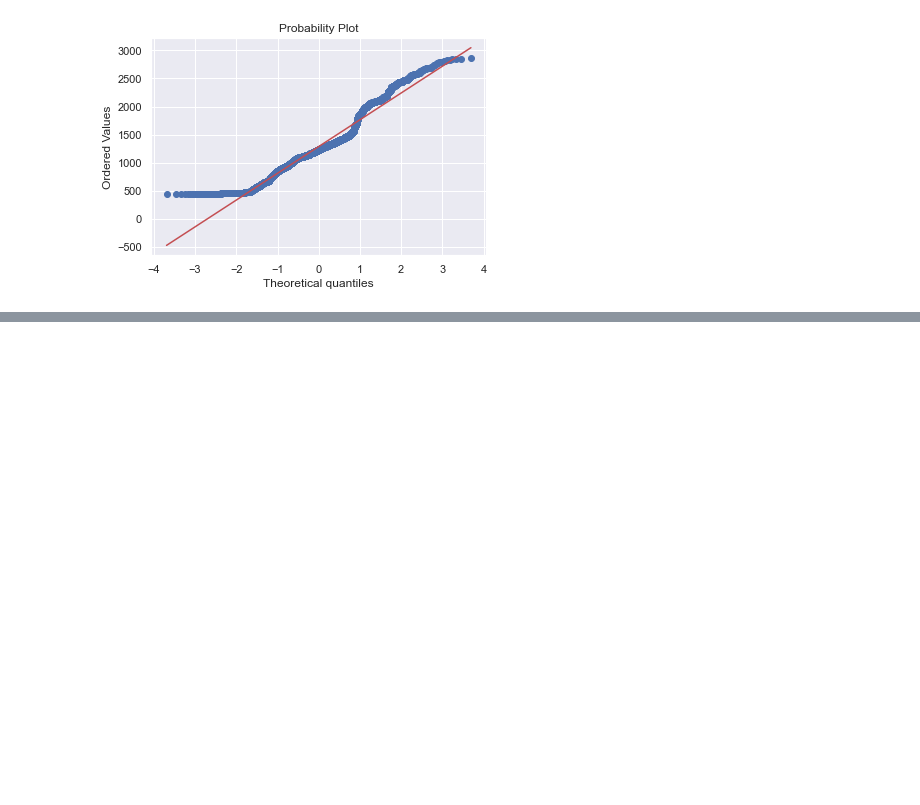
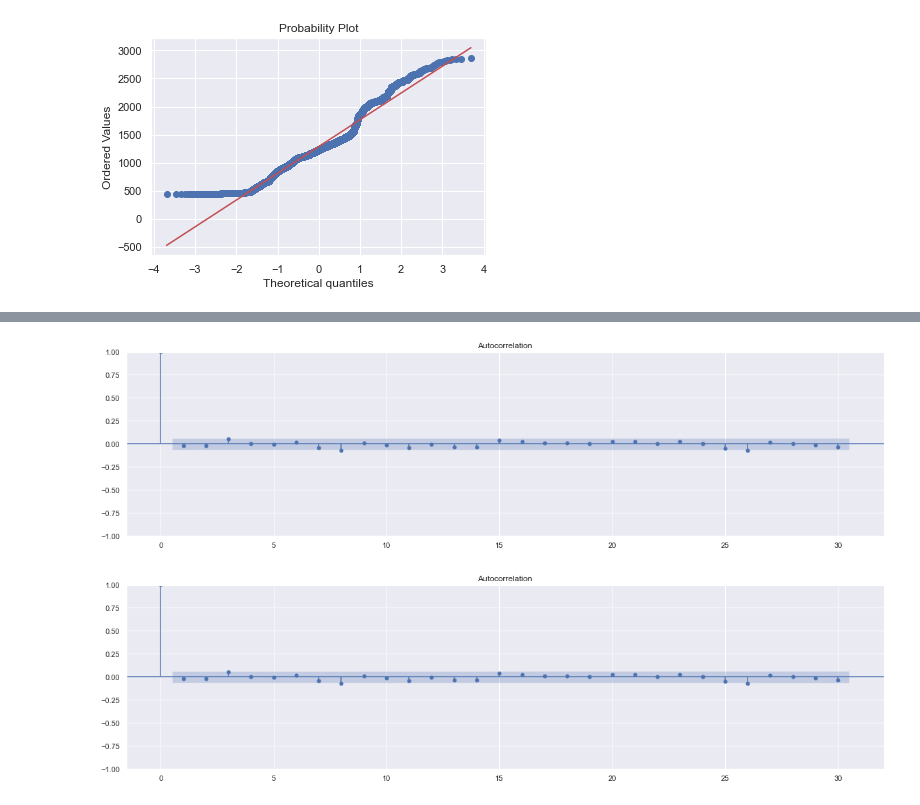
Before and after one commit to dissagaliyeva/python, a Jupyter notebook: time_series/tta-course/1.intro_to_tta.ipynb, the cells around one changed output, grey strips where cells are left out. Cells and saved outputs as stored; diff of their text form; code cells hidden in the pictures; blank space fills up the shorter version.

```diff
--- a/time_series/tta-course/1.intro_to_tta.ipynb
+++ b/time_series/tta-course/1.intro_to_tta.ipynb
@@ -39,0 +99,7 @@ pylab.show()
+# %%
+# 3. examine autocorrelation plots
+
+sgt.plot_acf(np.array(norm))
+# %% [output]
+[figure, added]
+[figure, added]
```
Also changed, not shown: parts of 15 cells of this notebook.
